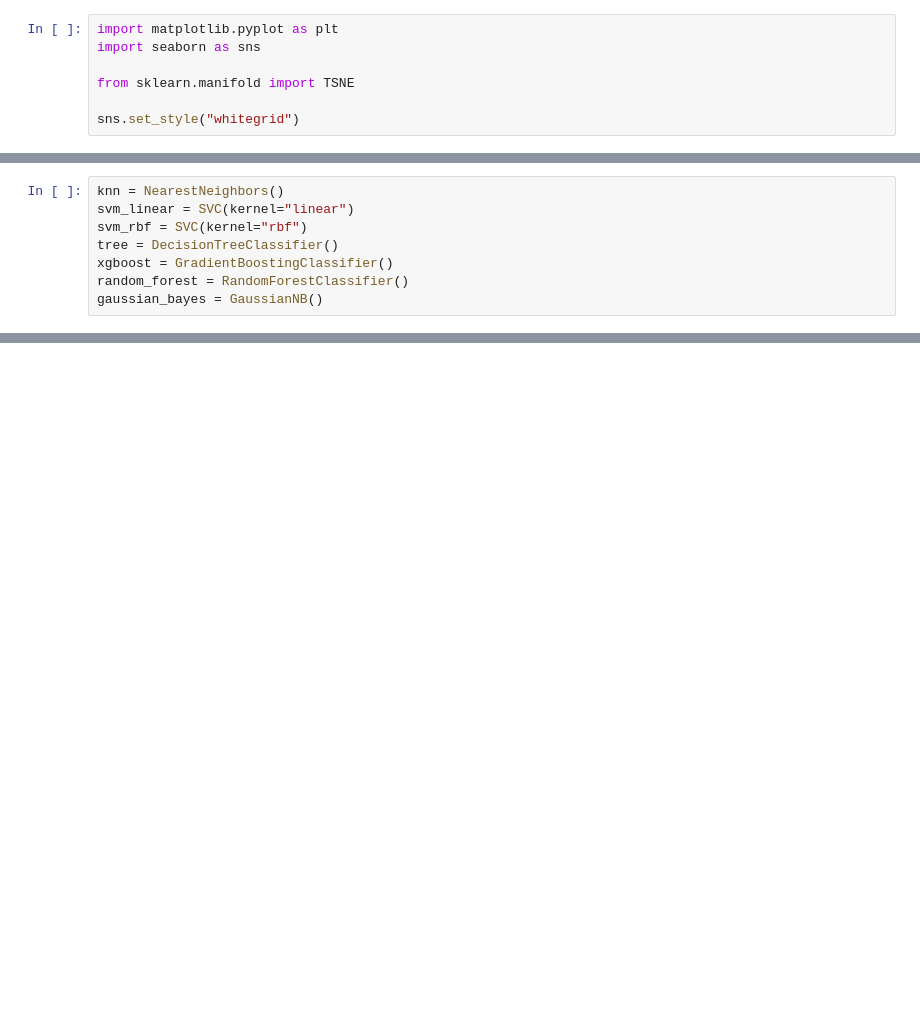
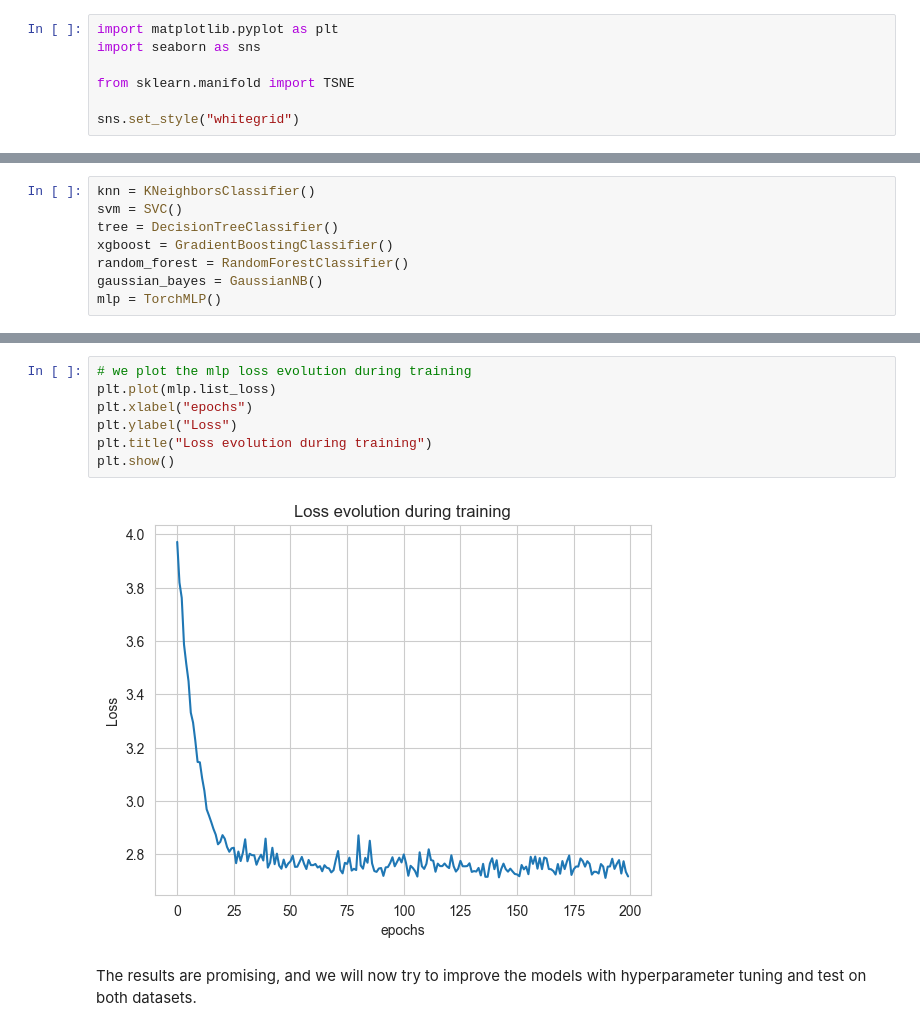
Before and after one commit to jonathanlys01/ML_project, a Jupyter notebook: test.ipynb, the cells around one changed output, grey strips where cells are left out. Saved outputs shown, nothing was run; the diff lists cells and outputs as text; blank space fills up the shorter version.

```diff
--- a/test.ipynb
+++ b/test.ipynb
@@ -253,8 +352,8 @@ from model import TorchMLP
 # %%
-knn = NearestNeighbors()
-svm_linear = SVC(kernel="linear")
-svm_rbf = SVC(kernel="rbf")
+knn = KNeighborsClassifier()
+svm = SVC()
 tree = DecisionTreeClassifier()
 xgboost = GradientBoostingClassifier()
 random_forest = RandomForestClassifier()
 gaussian_bayes = GaussianNB()
+mlp = TorchMLP()
@@ -289,0 +384,11 @@ model.fit(transformed_bank, classes)
+# %%
+# we plot the mlp loss evolution during training
+plt.plot(mlp.list_loss)
+plt.xlabel("epochs")
+plt.ylabel("Loss")
+plt.title("Loss evolution during training")
+plt.show()
+# %% [output]
+[figure, added]
+# %% [markdown]
+The results are promising, and we will now try to improve the models with hyperparameter tuning and test on both datasets.
```
Also changed, not shown: parts of 52 cells of this notebook.
